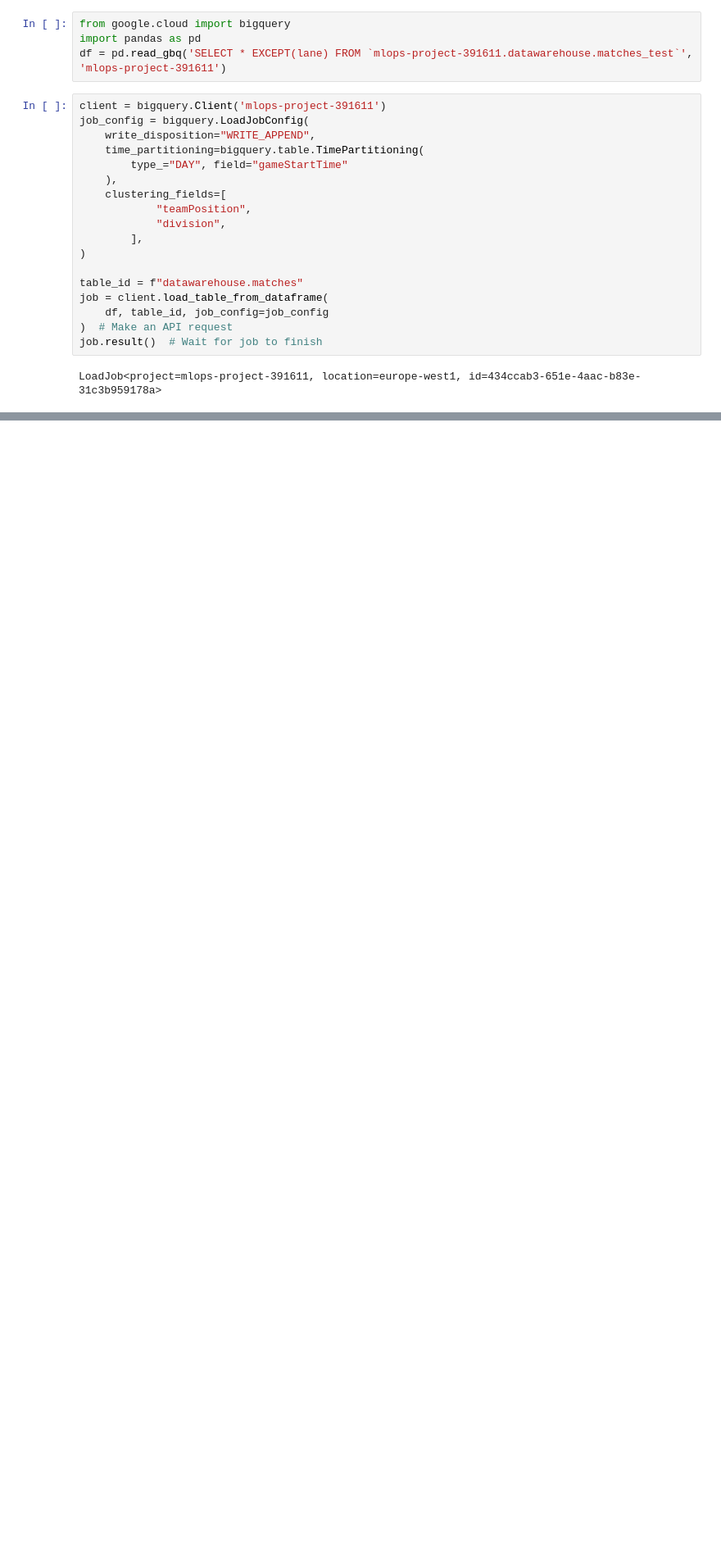
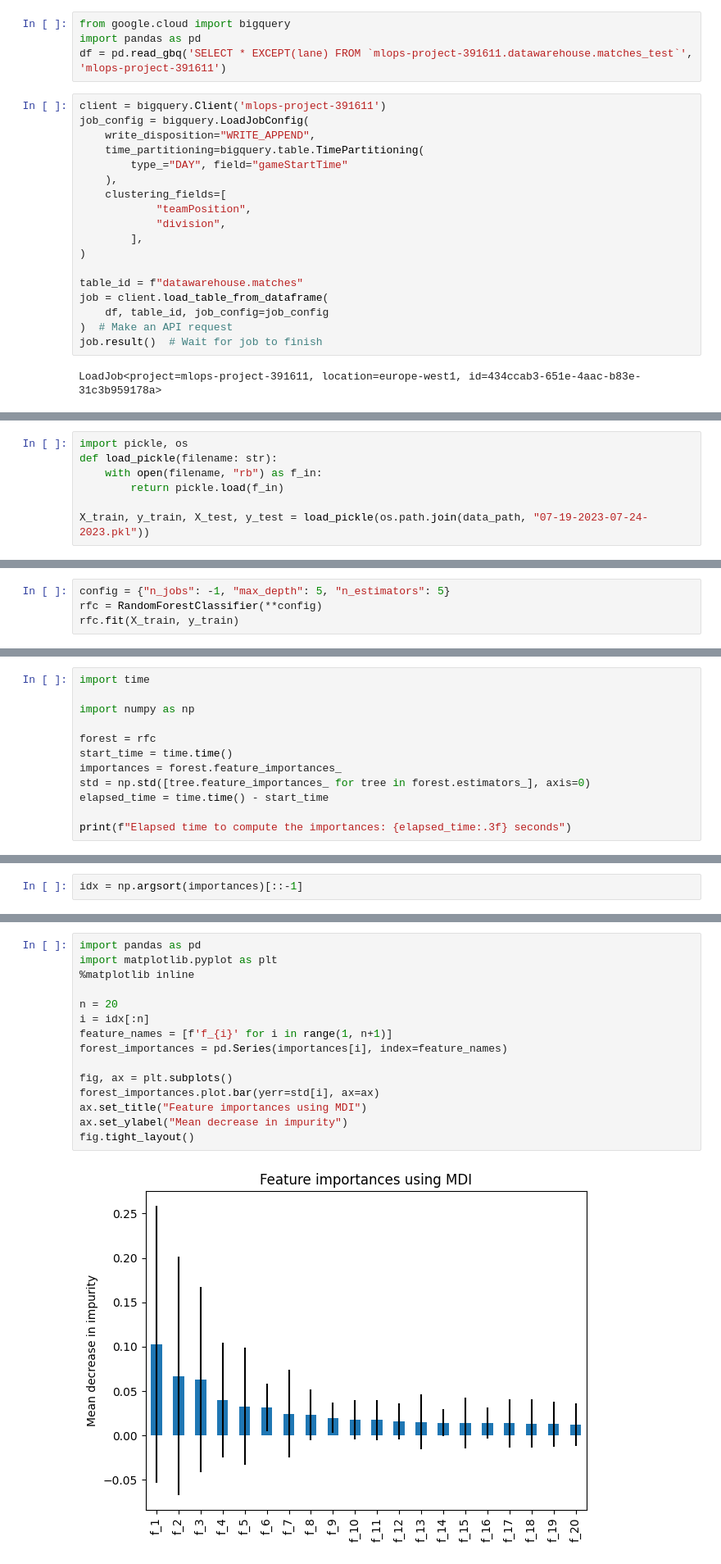
Before and after one commit to HCA97/LOL-Match-Outcome, a Jupyter notebook: playground/Untitled.ipynb, the cells around one changed output, grey strips where cells are left out. Shown at 82% size. Cells and saved outputs as stored; diff of their text form; blank space fills up the shorter version.

```diff
--- a/playground/Untitled.ipynb
+++ b/playground/Untitled.ipynb
@@ -160,0 +184,7 @@ LoadJob<project=mlops-project-391611, location=europe-west1, id=434ccab3-651e-4a
+# %%
+import pickle, os
+def load_pickle(filename: str):
+    with open(filename, "rb") as f_in:
+        return pickle.load(f_in)
+
+X_train, y_train, X_test, y_test = load_pickle(os.path.join(data_path, "07-19-2023-07-24-2023.pkl"))
@@ -160,0 +193,4 @@ LoadJob<project=mlops-project-391611, location=europe-west1, id=434ccab3-651e-4a
+# %%
+config = {"n_jobs": -1, "max_depth": 5, "n_estimators": 5}
+rfc = RandomForestClassifier(**config)
+rfc.fit(X_train, y_train)
@@ -160,0 +203,12 @@ LoadJob<project=mlops-project-391611, location=europe-west1, id=434ccab3-651e-4a
+# %%
+import time
+
+import numpy as np
+
+forest = rfc
+start_time = time.time()
+importances = forest.feature_importances_
+std = np.std([tree.feature_importances_ for tree in forest.estimators_], axis=0)
+elapsed_time = time.time() - start_time
+
+print(f"Elapsed time to compute the importances: {elapsed_time:.3f} seconds")
@@ -160,0 +217,2 @@ LoadJob<project=mlops-project-391611, location=europe-west1, id=434ccab3-651e-4a
+# %%
+idx = np.argsort(importances)[::-1]
@@ -160,0 +224,17 @@ LoadJob<project=mlops-project-391611, location=europe-west1, id=434ccab3-651e-4a
+# %%
+import pandas as pd
+import matplotlib.pyplot as plt
+%matplotlib inline
+
+n = 20
+i = idx[:n]
+feature_names = [f'f_{i}' for i in range(1, n+1)]
+forest_importances = pd.Series(importances[i], index=feature_names)
+
+fig, ax = plt.subplots()
+forest_importances.plot.bar(yerr=std[i], ax=ax)
+ax.set_title("Feature importances using MDI")
+ax.set_ylabel("Mean decrease in impurity")
+fig.tight_layout()
+# %% [output]
+[figure, added]
```
Also changed, not shown: parts of 9 cells of this notebook, 30 other files.
